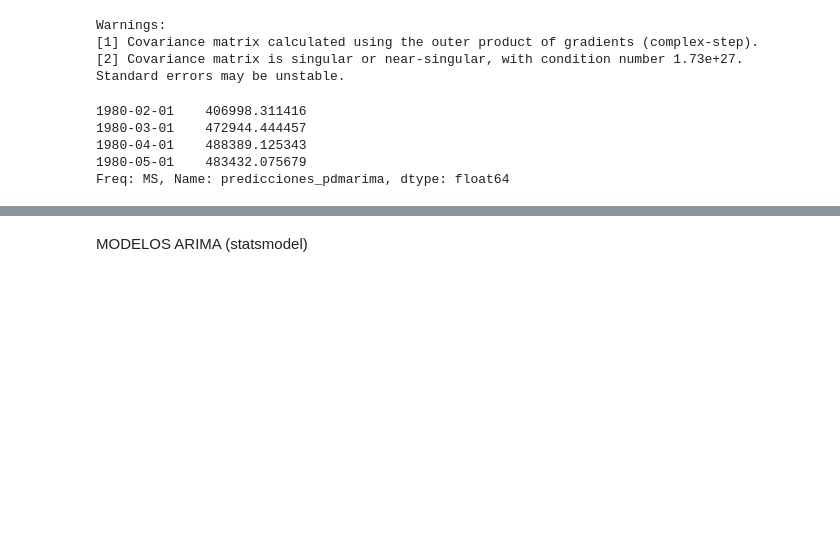
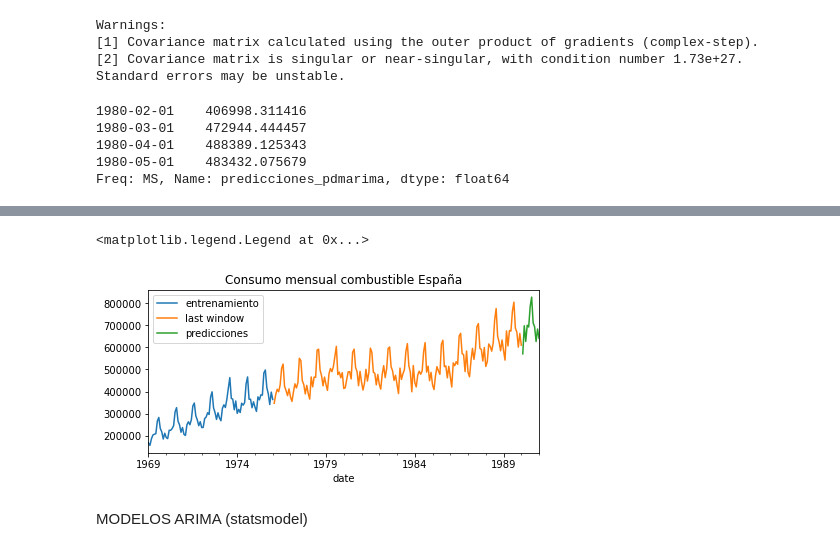
Before and after one commit to davidraamirez/drift-detection_data-augmentation, a Jupyter notebook: Modelos_prediccion/Modelos_autorregresivos.ipynb, the cells around one changed output, grey strips where cells are left out. Saved outputs shown, nothing was run; the diff lists cells and outputs as text; code cells hidden in the pictures; blank space fills up the shorter version.

```diff
--- a/Modelos_prediccion/Modelos_autorregresivos.ipynb
+++ b/Modelos_prediccion/Modelos_autorregresivos.ipynb
@@ -204,3 +445,15 @@ Freq: MS, Name: predicciones_pdmarima, dtype: float64
+# %%
+# Gráfico predicciones
+# ======================================================================================
+fig, ax = plt.subplots(figsize=(7, 3))
+datos.loc[:fin_train].plot(ax=ax, label='entrenamiento')
+datos.loc[fin_train:].plot(ax=ax, label='last window')
+predicciones.plot(ax=ax, label='predicciones')
+ax.set_title('Consumo mensual combustible España')
+ax.legend()
+# %% [output]
+<matplotlib.legend.Legend at 0x...>
+[figure, added]
 # %% [markdown]
 MODELOS ARIMA (statsmodel)
 # %%
```
Also changed, not shown: parts of 19 cells of this notebook, 1 other file.
